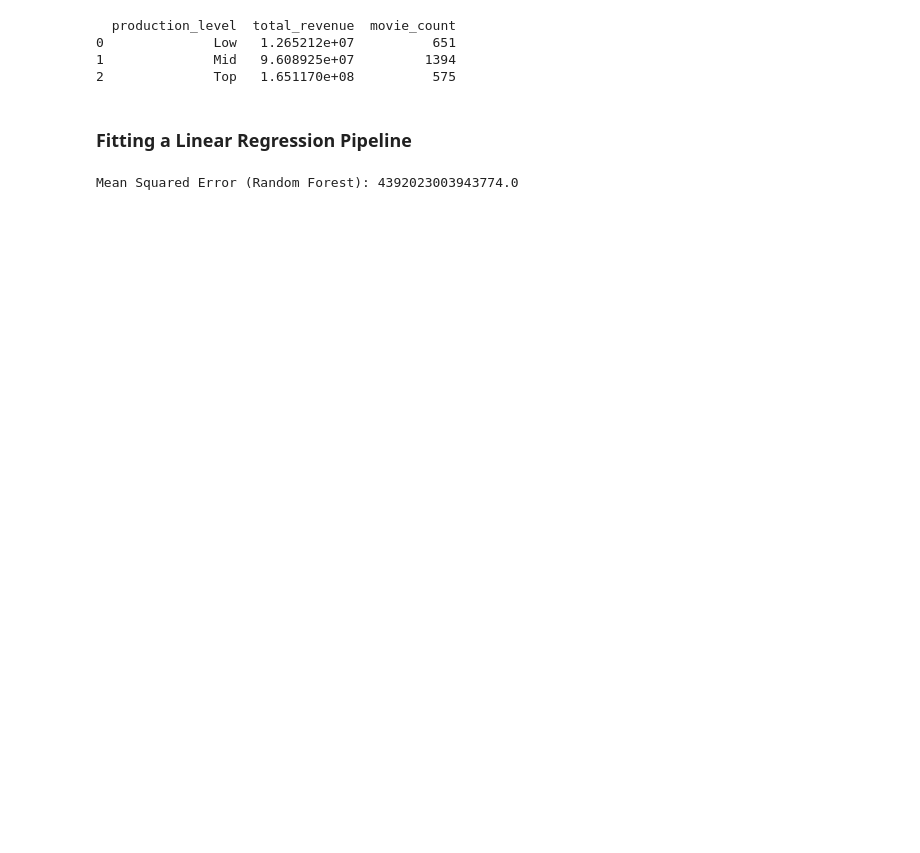
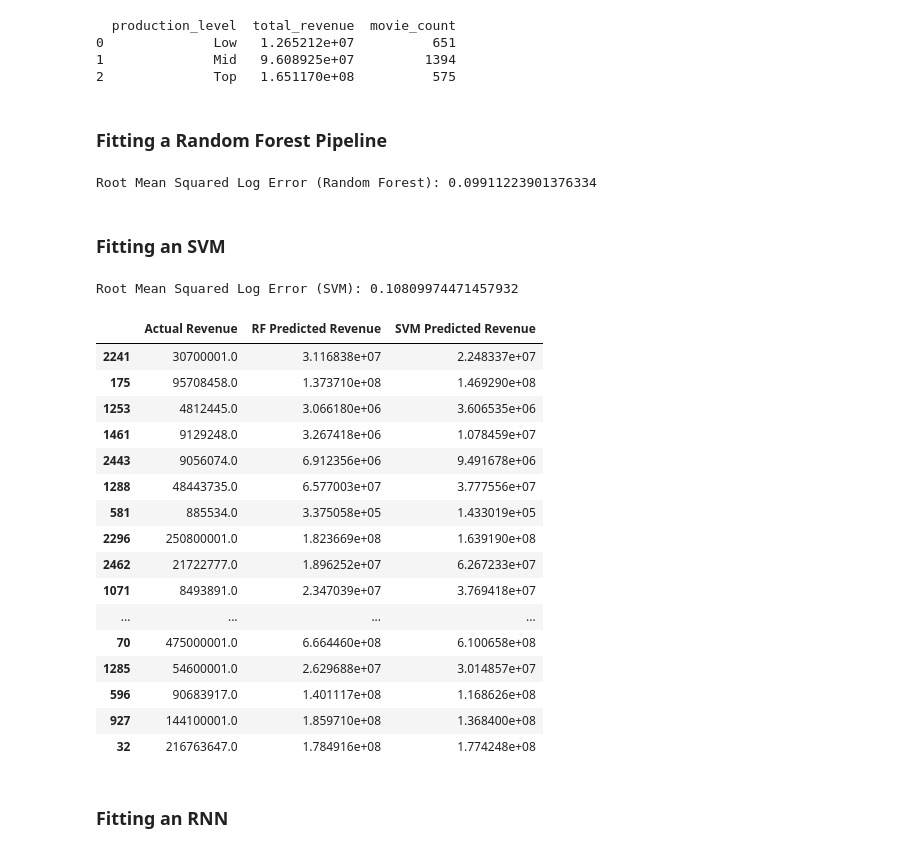
Before and after one commit to jessahal/Box-office-predictions, a Jupyter notebook: box_office_model_fitting.ipynb, the cells around one changed output. Drawn from its saved outputs; the diff is of its cells as text; code cells hidden in the pictures; blank space fills up the shorter version.

Commit message:
Tried some models....

```diff
--- a/box_office_model_fitting.ipynb
+++ b/box_office_model_fitting.ipynb
@@ -185,8 +189,11 @@ print(production_summary)
 0              Low   1.265212e+07          651
 1              Mid   9.608925e+07         1394
 2              Top   1.651170e+08          575
+# %%
+movies['log_revenue'] = np.log1p(movies['revenue'])
+movies['log_budget'] = np.log1p(movies['budget'])
 # %% [markdown]
-### Fitting a Linear Regression Pipeline
+### Fitting a Random Forest Pipeline
 # %%
 # Step 1: Fit the MultiLabelBinarizer on the genres data (on the entire dataset)
 mlb = MultiLabelBinarizer()
@@ -199,12 +206,12 @@ genres_df = pd.DataFrame(genres_encoded, columns=mlb.classes_, index=movies.inde
 movies = pd.concat([movies, genres_df], axis=1)
 # %%
 movie_titles = movies['title']
-X = movies.drop(columns=['revenue', 'title', 'id', 'overview', 'reviews', 'genres'])  # Features
-y = movies['revenue']  # Target
+X = movies.drop(columns=['log_revenue', 'revenue', 'budget', 'title', 'id', 'overview', 'reviews', 'genres', 'release_date'])  # Features
+y = movies['log_revenue']  # Target
 
 # Define the categorical and numerical columns
 categorical_cols = ['production_level']  # Only 'production_level' as a categorical variable
-numerical_cols = ['budget', 'popularity', 'vote_average', 'vote_count', 'sentiment','release_year', 'release_month', 'release_week'] + list(mlb.classes_)
+numerical_cols = ['log_budget', 'popularity', 'vote_average', 'vote_count', 'sentiment','release_year', 'release_month', 'release_week', 'thanksgiving_release', 'christmas_release'] + list(mlb.classes_)
 
 # Define the preprocessing steps
 preprocessor = ColumnTransformer(
@@ -214,7 +221,7 @@ preprocessor = ColumnTransformer(
     ])
 
 # Define the model pipeline
-model = Pipeline(steps=[
+model_rf = Pipeline(steps=[
     ('preprocessor', preprocessor),
     ('regressor', RandomForestRegressor(n_estimators=100, random_state=42))
 ])
@@ -223,14 +230,63 @@ model = Pipeline(steps=[
 X_train, X_test, y_train, y_test = train_test_split(X, y, test_size=0.2, random_state=42)
 
 # Fit the pipeline to the training data
-model.fit(X_train, y_train)
+model_rf.fit(X_train, y_train)
 
 # Predict on the test set
-y_pred = model.predict(X_test)
+y_pred_rf = model_rf.predict(X_test)
 
 # Calculate Mean Squared Error
-mse = mean_squared_error(y_test, y_pred)
+rmse_rf = root_mean_squared_log_error(y_test, y_pred_rf)
 
-print(f'Mean Squared Error (Random Forest): {mse}')
+print(f'Root Mean Squared Log Error (Random Forest): {rmse_rf}')
 # %% [output]
-Mean Squared Error (Random Forest): 4392023003943774.0
+Root Mean Squared Log Error (Random Forest): 0.09911223901376334
+# %% [markdown]
+### Fitting an SVM
+# %%
+model_svm = Pipeline(steps=[
+    ('preprocessor', preprocessor),
+    ('regressor', SVR(kernel='rbf', C =10, epsilon = 1))
+])
+
+model_svm.fit(X_train, y_train)
+
+y_pred_svm = model_svm.predict(X_test)
+
+rmse_svm = root_mean_squared_log_error(y_test, y_pred_svm)
+
+print(f'Root Mean Squared Log Error (SVM): {rmse_svm}')
+# %% [output]
+Root Mean Squared Log Error (SVM): 0.10809974471457932
+# %%
+# Inverse transform the predicted values and actual values from log scale to original scale
+y_pred_rf_original = np.exp(y_pred_rf)
+y_pred_svm_original = np.exp(y_pred_svm)
+y_actual = np.exp(y_test)
+
+pred_df = pd.DataFrame({
+    "Actual Revenue": y_actual,
+    "RF Predicted Revenue": y_pred_rf_original,
+    "SVM Predicted Revenue": y_pred_svm_original
+})
+pred_df.head(20)
+# %% [output]
+|  | Actual Revenue | RF Predicted Revenue | SVM Predicted Revenue |
+| 2241 | 30700001.0 | 3.116838e+07 | 2.248337e+07 |
+| 175 | 95708458.0 | 1.373710e+08 | 1.469290e+08 |
+| 1253 | 4812445.0 | 3.066180e+06 | 3.606535e+06 |
+| 1461 | 9129248.0 | 3.267418e+06 | 1.078459e+07 |
+| 2443 | 9056074.0 | 6.912356e+06 | 9.491678e+06 |
+| 1288 | 48443735.0 | 6.577003e+07 | 3.777556e+07 |
+| 581 | 885534.0 | 3.375058e+05 | 1.433019e+05 |
+| 2296 | 250800001.0 | 1.823669e+08 | 1.639190e+08 |
+| 2462 | 21722777.0 | 1.896252e+07 | 6.267233e+07 |
+| 1071 | 8493891.0 | 2.347039e+07 | 3.769418e+07 |
+| ... | ... | ... | ... |
+| 70 | 475000001.0 | 6.664460e+08 | 6.100658e+08 |
+| 1285 | 54600001.0 | 2.629688e+07 | 3.014857e+07 |
+| 596 | 90683917.0 | 1.401117e+08 | 1.168626e+08 |
+| 927 | 144100001.0 | 1.859710e+08 | 1.368400e+08 |
+| 32 | 216763647.0 | 1.784916e+08 | 1.774248e+08 |
+# %% [markdown]
+### Fitting an RNN
```
Also changed, not shown: parts of 2 cells of this notebook.
